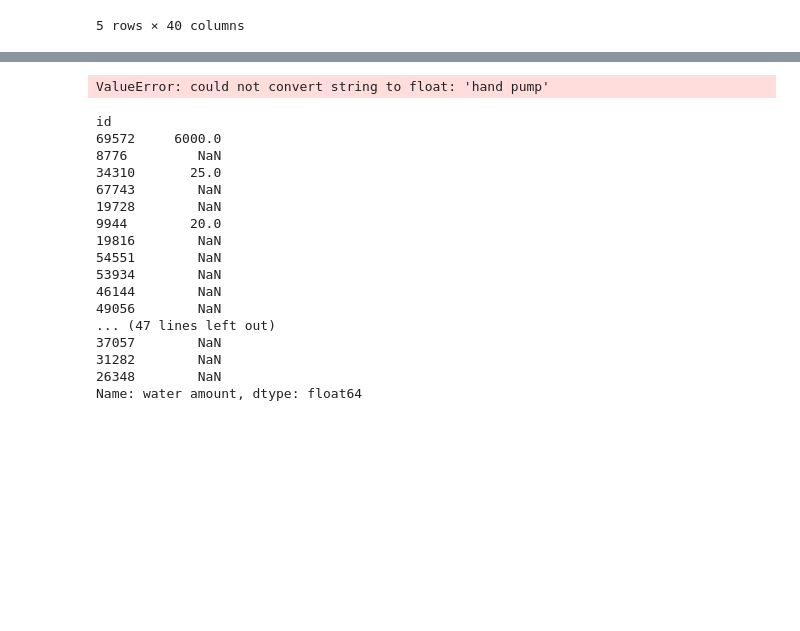
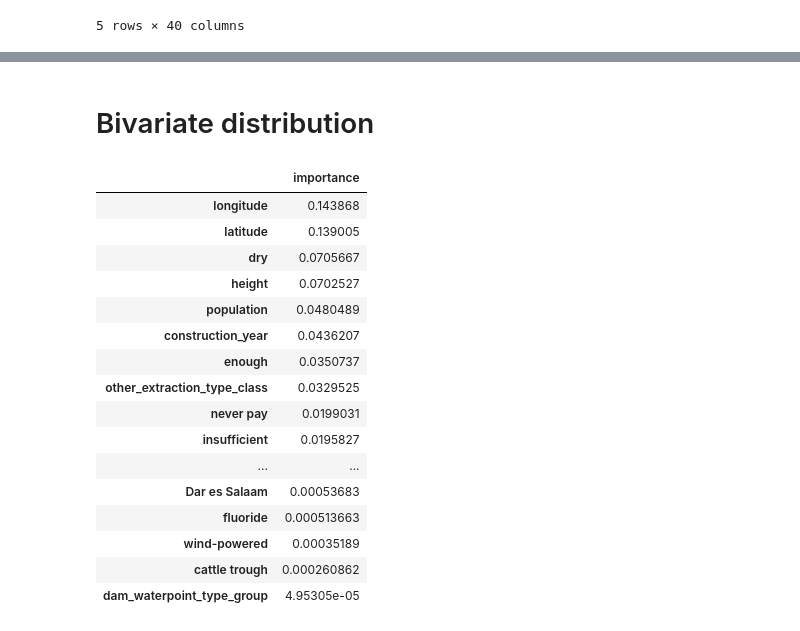
Before and after one commit to fcollonval/coursera_data_visualization, a Jupyter notebook: WaterPumpsPrediction.ipynb, the cells around one changed output, grey strips where cells are left out. Drawn from its saved outputs; the diff is of its cells as text; code cells hidden in the pictures; blank space fills up the shorter version.

Commit message:
First version of the second capstone assignment + univariate distribution of the variables

```diff
--- a/WaterPumpsPrediction.ipynb
+++ b/WaterPumpsPrediction.ipynb
@@ -73,0 +181,16 @@ data.head()
+# %%
+pd.set_option('display.max_columns', 25)
+list_fields = ['status_group', ]
+list_fields.extend(categorical_predictors)
+list_fields.extend(('public_meeting', 'permit'))
+for field in list_fields:
+    display_markdown("### {} distribution".format(' '.join(field.split('_')).capitalize()),
+                     raw=True)
+    display(data[field].value_counts(dropna=False).to_frame().T)
+    fig = plt.figure()
+    ax = fig.add_subplot(111)
+    ax = sns.countplot(field, data=data, ax=ax)
+    lbls = ax.get_xticklabels()
+    if len(lbls) > 7:
+        ax.set_xticklabels(lbls, rotation=90)
+    plt.show()
@@ -74,45 +246,32 @@ data.head()
+# %% [markdown]
+# Bivariate distribution
 # %%
 # fit an Extra Trees model to the data
 from sklearn.ensemble import ExtraTreesClassifier
 
-train_data = training_data[['payment_type','quality_group']]
-for
-
 model = ExtraTreesClassifier()
-model.fit(training_data, training_label)
+model.fit(predictors, clean_data['status'])
 # display the relative importance of each attribute
 cm = sns.light_palette("yellow", as_cmap=True)
-(pd.Series(model.feature_importances_, index=features, name='importance')
+(pd.Series(model.feature_importances_, index=predictors.columns, name='importance')
+   .sort_values(ascending=False)
    .to_frame()
    .style.background_gradient(cmap=cm))
 # %% [output]
-ValueError: could not convert string to float: 'hand pump'
+|  | importance |
+| longitude | 0.143868 |
+| latitude | 0.139005 |
+| dry | 0.0705667 |
+| height | 0.0702527 |
+| population | 0.0480489 |
+| construction_year | 0.0436207 |
+| enough | 0.0350737 |
+| other_extraction_type_class | 0.0329525 |
+| never pay | 0.0199031 |
+| insufficient | 0.0195827 |
+| ... | ... |
+| Dar es Salaam | 0.00053683 |
+| fluoride | 0.000513663 |
+| wind-powered | 0.00035189 |
+| cattle trough | 0.000260862 |
+| dam_waterpoint_type_group | 4.95305e-05 |
-# %%
-# Data management
-data['status'] = data.status_group.map({'non functional':0,
-                                        'functional needs repair':1,
-                                        'functional':2})
-data['water amount'] = data.amount_tsh.map(lambda x: x if x else pd.np.nan)
-data['height'] = data.gps_height.map(lambda x: x if x else pd.np.nan)
-data['longitude'] = data.longitude.map(lambda x: x if x else pd.np.nan)
-data['latitude'] = data.longitude.map(lambda x: x if x else pd.np.nan)
-data['population'] = data.longitude.map(lambda x: x if x else pd.np.nan)
-data['construction_year'] = data.longitude.map(lambda x: x if x else pd.np.nan)
-# %% [output]
-id
-69572     6000.0
-8776         NaN
-34310       25.0
-67743        NaN
-19728        NaN
-9944        20.0
-19816        NaN
-54551        NaN
-53934        NaN
-46144        NaN
-49056        NaN
-... (47 lines left out)
-37057        NaN
-31282        NaN
-26348        NaN
-Name: water amount, dtype: float64
```
Also changed, not shown: parts of 19 cells of this notebook.
